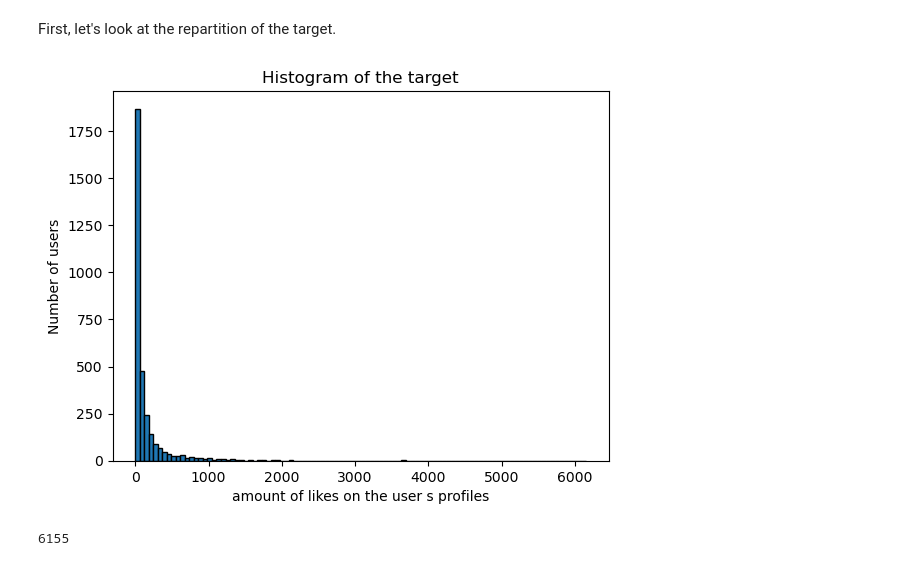
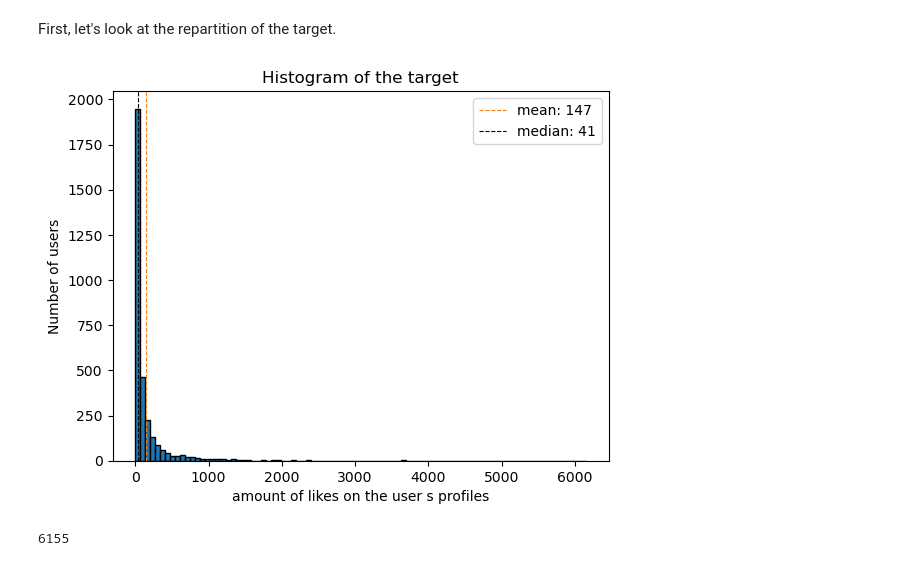
Before and after one commit to JstLearning/dating_app, a Jupyter notebook: dating_app_starting_kit.ipynb, the cells around one changed output. Cells and saved outputs as stored; diff of their text form; code cells hidden in the pictures.

```diff
--- a/dating_app_starting_kit.ipynb
+++ b/dating_app_starting_kit.ipynb
@@ -97,14 +97,17 @@ memory usage: 739.0+ KB
 # %% [markdown]
 First, let's look at the repartition of the target.
 # %%
-plt.hist(target_train, bins=100, edgecolor='black', color = '#1f77b4')
+plt.hist(target_train, bins=90, edgecolor='black', color = '#1f77b4')
 plt.title('Histogram of the target')
 plt.xlabel('amount of likes on the user s profiles')
 plt.ylabel('Number of users')
+plt.axvline(x=target_train.mean(), color='#ff7f0e', label='mean: ' +str(round(target_train.mean())), linewidth=0.8, linestyle='--')
+plt.axvline(x=target_train.median(), color='black', label='median: ' +str(round(target_train.median())), linewidth=0.8, linestyle='--')
+plt.legend(loc='best')
 plt.show()
 print()
 # %% [output]
-[figure, old version]
+[figure, new version]
 # %%
 max(target_train)
 # %% [output]
```
Also changed, not shown: parts of 3 cells of this notebook.
